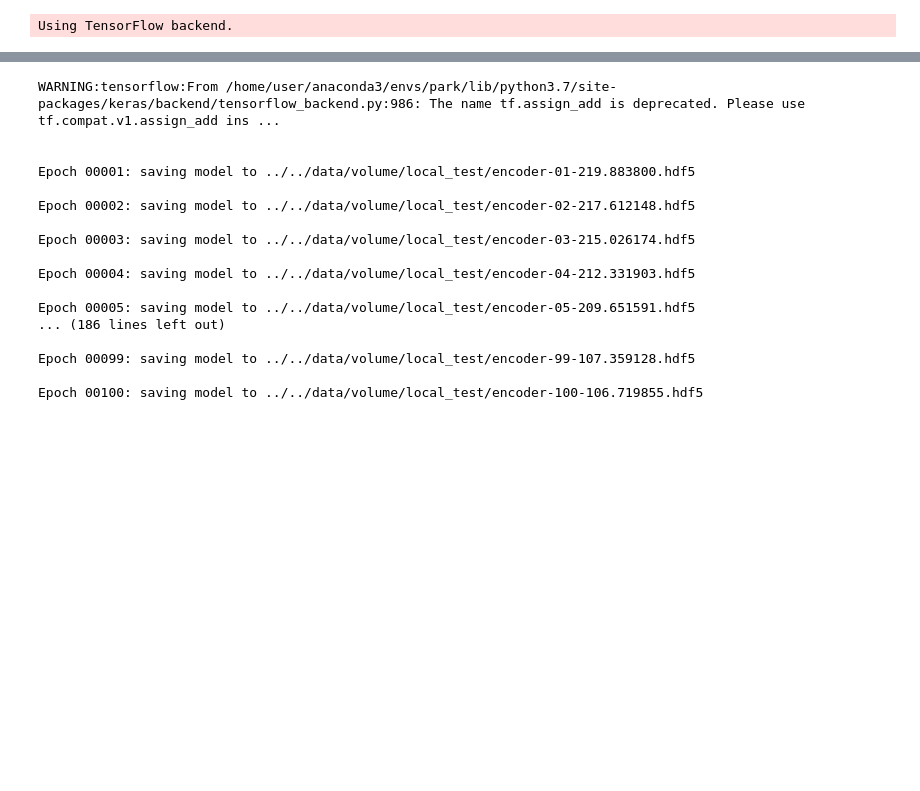
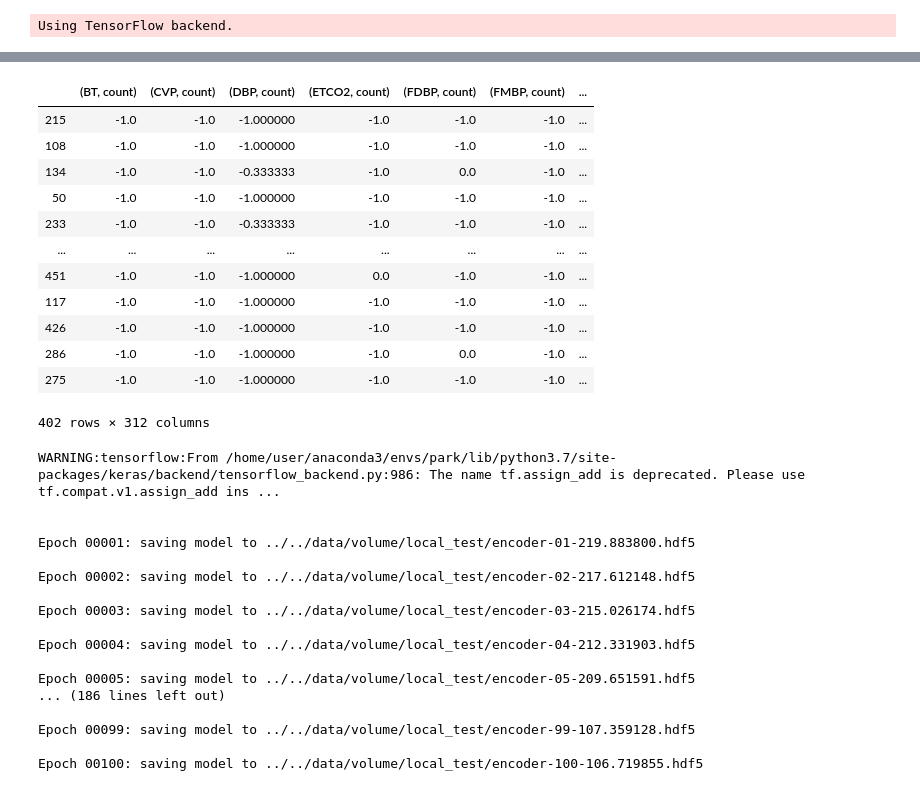
Before and after one commit to linewalks/prism, a Jupyter notebook: docker/src/Untitled.ipynb, the cells around one changed output, grey strips where cells are left out. Saved outputs shown, nothing was run; the diff lists cells and outputs as text; code cells hidden in the pictures; blank space fills up the shorter version.

```diff
--- a/docker/src/Untitled.ipynb
+++ b/docker/src/Untitled.ipynb
@@ -67,6 +67,22 @@ Please use `rate` instead of `keep_prob`. Rate should be set to `rate = 1 - keep
 WARNING:tensorflow:From /home/user/anaconda3/envs/park/lib/python3.7/site-packages/keras/optimizers.py:790: The name tf.train.Optimizer is deprecated. Please use tf.compat.v1.train.Optimizer instead.
 
 measurement_df shape:  (402, 312)
+# %%
+data_loader.train_measure
+# %% [output]
+|  | (BT, count) | (CVP, count) | (DBP, count) | (ETCO2, count) | (FDBP, count) | (FMBP, count) | ... |
+| 215 | -1.0 | -1.0 | -1.000000 | -1.0 | -1.0 | -1.0 | ... |
+| 108 | -1.0 | -1.0 | -1.000000 | -1.0 | -1.0 | -1.0 | ... |
+| 134 | -1.0 | -1.0 | -0.333333 | -1.0 | 0.0 | -1.0 | ... |
+| 50 | -1.0 | -1.0 | -1.000000 | -1.0 | -1.0 | -1.0 | ... |
+| 233 | -1.0 | -1.0 | -0.333333 | -1.0 | -1.0 | -1.0 | ... |
+| ... | ... | ... | ... | ... | ... | ... | ... |
+| 451 | -1.0 | -1.0 | -1.000000 | 0.0 | -1.0 | -1.0 | ... |
+| 117 | -1.0 | -1.0 | -1.000000 | -1.0 | -1.0 | -1.0 | ... |
+| 426 | -1.0 | -1.0 | -1.000000 | -1.0 | -1.0 | -1.0 | ... |
+| 286 | -1.0 | -1.0 | -1.000000 | -1.0 | 0.0 | -1.0 | ... |
+| 275 | -1.0 | -1.0 | -1.000000 | -1.0 | -1.0 | -1.0 | ... |
+402 rows × 312 columns
 # %%
 from keras.callbacks import ModelCheckpoint, EarlyStopping
 
```
Also changed, not shown: parts of 1 cell of this notebook, 1 other file.
